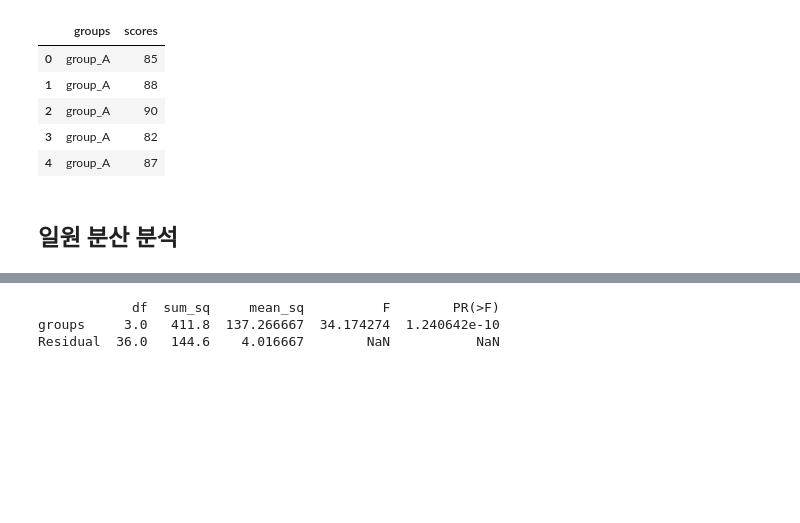
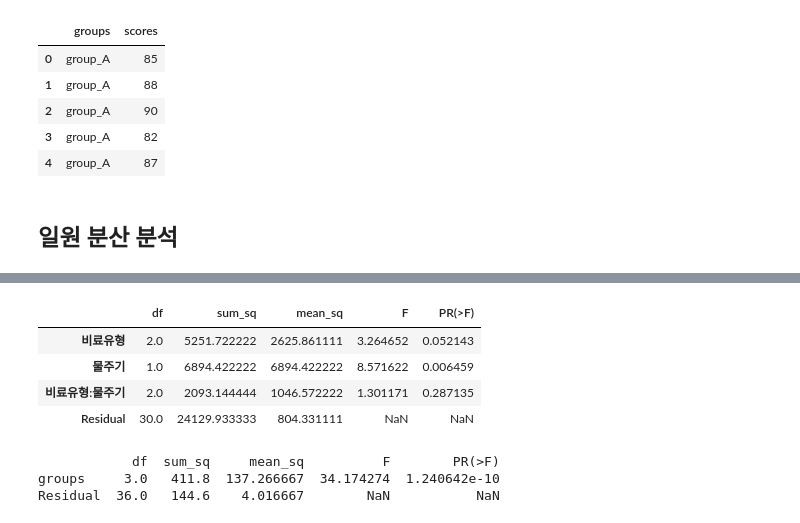
Before and after one commit to wjddnwp29/bigdata-analyst-practical, a Jupyter notebook: 과목3/연습문제/t3_ex_anova.ipynb, the cells around one changed output, grey strips where cells are left out. Drawn from its saved outputs; the diff is of its cells as text; code cells hidden in the pictures; blank space fills up the shorter version.

```diff
--- a/과목3/연습문제/t3_ex_anova.ipynb
+++ b/과목3/연습문제/t3_ex_anova.ipynb
@@ -56,0 +99,4 @@ LeveneResult(statistic=np.float64(1.757685352622062), pvalue=np.float64(0.172702
+# %%
+import pandas as pd
+df = pd.read_csv("https://raw.githubusercontent.com/lovedlim/inf/refs/heads/main/p3/tomato2.csv")
+print(df.head())
@@ -57,3 +119,15 @@ LeveneResult(statistic=np.float64(1.757685352622062), pvalue=np.float64(0.172702
+# %%
+from statsmodels.formula.api import ols
+model = ols("수확량 ~ 비료유형*물주기",df).fit()
+
+from statsmodels.stats.anova import anova_lm
+anova_lm(model)
+# %% [output]
+|  | df | sum_sq | mean_sq | F | PR(>F) |
+| 비료유형 | 2.0 | 5251.722222 | 2625.861111 | 3.264652 | 0.052143 |
+| 물주기 | 1.0 | 6894.422222 | 6894.422222 | 8.571622 | 0.006459 |
+| 비료유형:물주기 | 2.0 | 2093.144444 | 1046.572222 | 1.301171 | 0.287135 |
+| Residual | 30.0 | 24129.933333 | 804.331111 | NaN | NaN |
 # %%
 # 일원분산분석을 위한 모델 학습
 from statsmodels.formula.api import ols
```
Also changed, not shown: parts of 7 cells of this notebook.
